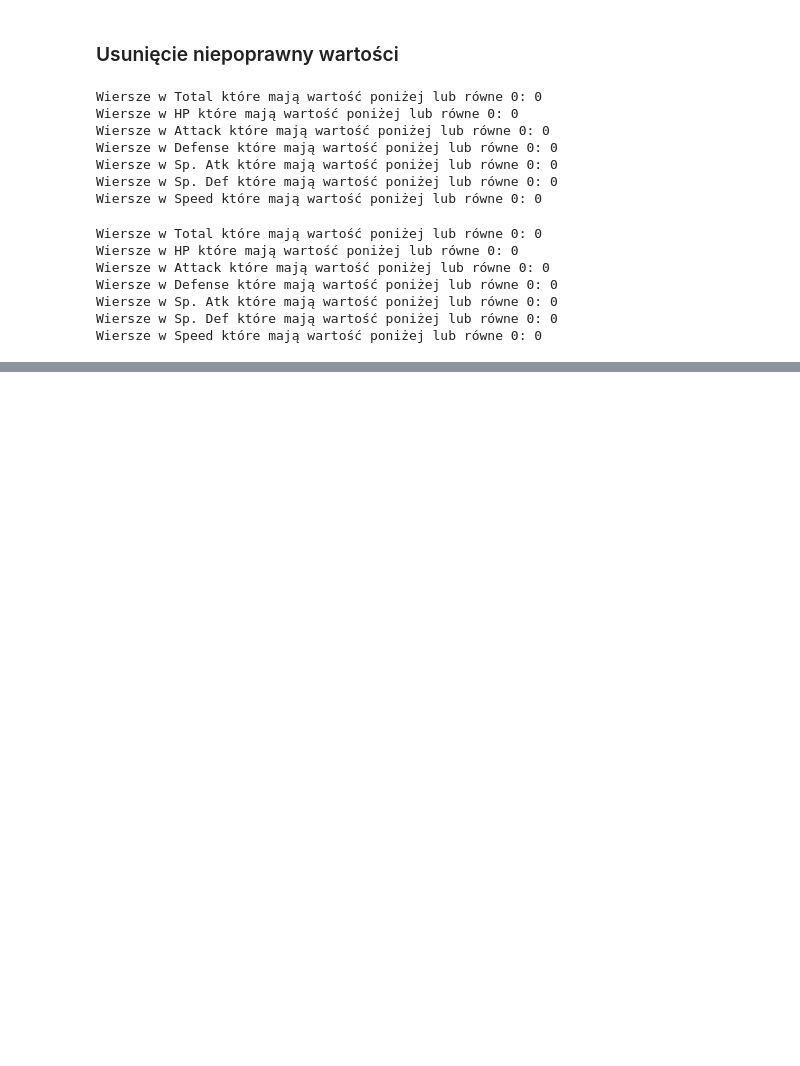
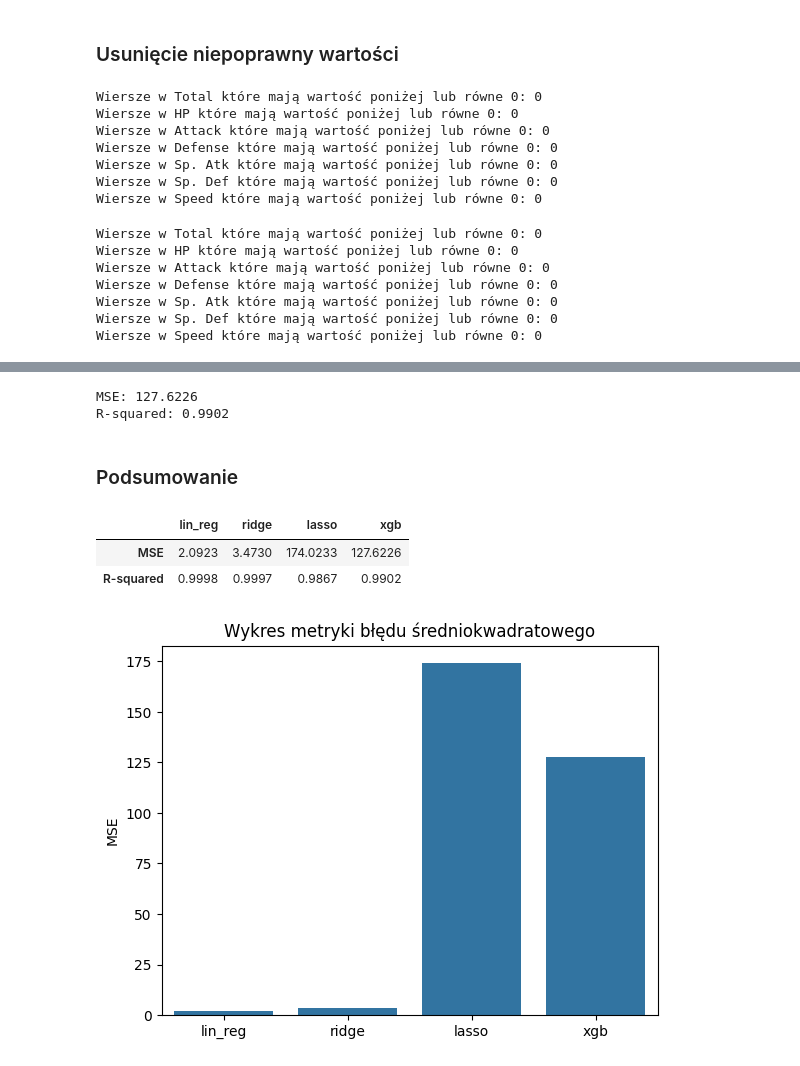
Before and after one commit to KacperUrban/Machine-learning-course, a Jupyter notebook: notebooks/Projekt_nr_4.ipynb, the cells around one changed output, grey strips where cells are left out. Cells and saved outputs as stored; diff of their text form; code cells hidden in the pictures; blank space fills up the shorter version.

```diff
--- a/notebooks/Projekt_nr_4.ipynb
+++ b/notebooks/Projekt_nr_4.ipynb
@@ -176,0 +237,5 @@ test_df.head()
+# %%
+y_pred = lasso_reg.predict(X_test)
+scores_total["lasso"] = (np.round(mean_squared_error(y_true=y_test, y_pred=y_pred), 4), np.round(r2_score(y_true=y_test, y_pred=y_pred),4))
+print(f"MSE: {scores_total['lasso'][0]}")
+print(f"R-squared: {scores_total['lasso'][1]}")
@@ -176,0 +247,3 @@ test_df.head()
+# %%
+xgb_reg = xgb.XGBRegressor()
+xgb_reg.fit(X_train, y_train)
@@ -176,0 +262,24 @@ test_df.head()
+# %%
+y_pred = xgb_reg.predict(X_test)
+scores_total["xgb"] = (np.round(mean_squared_error(y_true=y_test, y_pred=y_pred), 4), np.round(r2_score(y_true=y_test, y_pred=y_pred),4))
+print(f"MSE: {scores_total["xgb"][0]}")
+print(f"R-squared: {scores_total["xgb"][1]}")
+# %% [output]
+MSE: 127.6226
+R-squared: 0.9902
+# %% [markdown]
+### Podsumowanie
+# %%
+df_total_scores = pd.DataFrame(scores_total)
+df_total_scores.index = ['MSE', 'R-squared']
+df_total_scores
+# %% [output]
+|  | lin_reg | ridge | lasso | xgb |
+| MSE | 2.0923 | 3.4730 | 174.0233 | 127.6226 |
+| R-squared | 0.9998 | 0.9997 | 0.9867 | 0.9902 |
+# %%
+plt.title("Wykres metryki błędu średniokwadratowego")
+sns.barplot(df_total_scores.loc['MSE'])
+plt.show()
+# %% [output]
+[figure, added]
```
Also changed, not shown: parts of 38 cells of this notebook.
